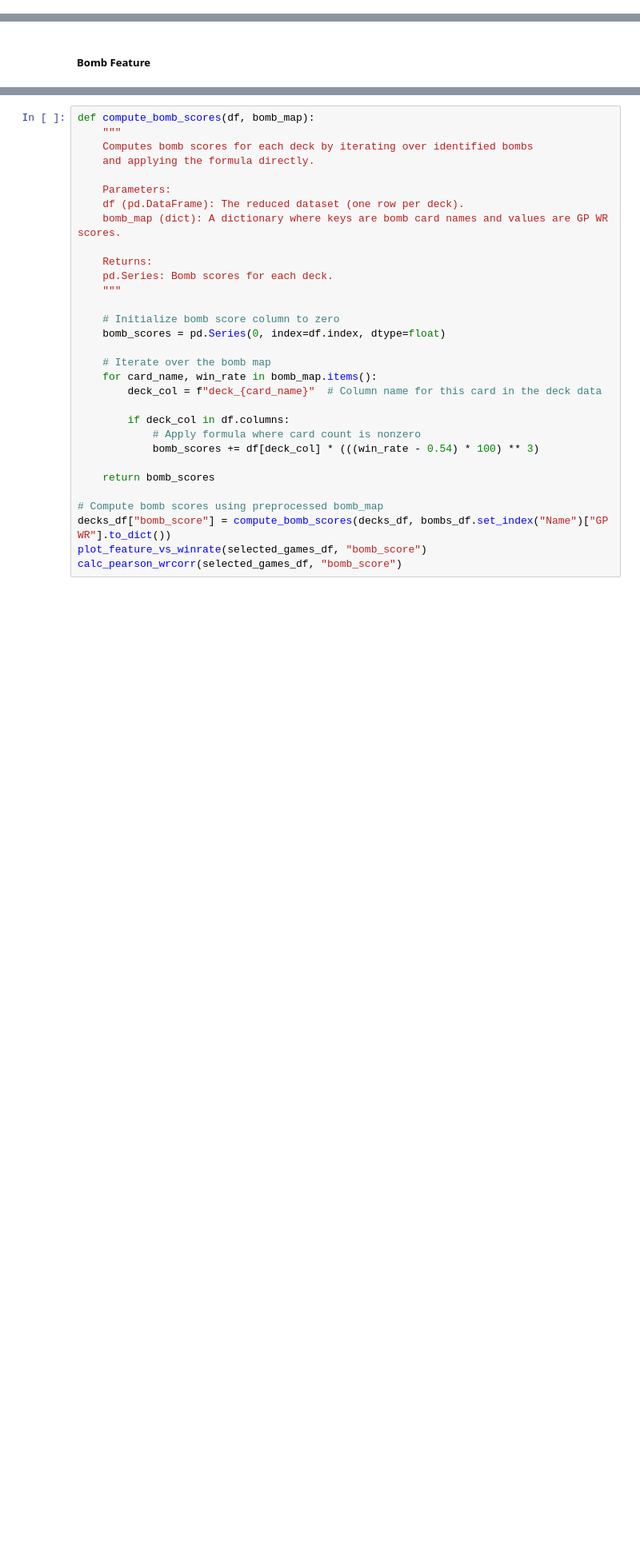
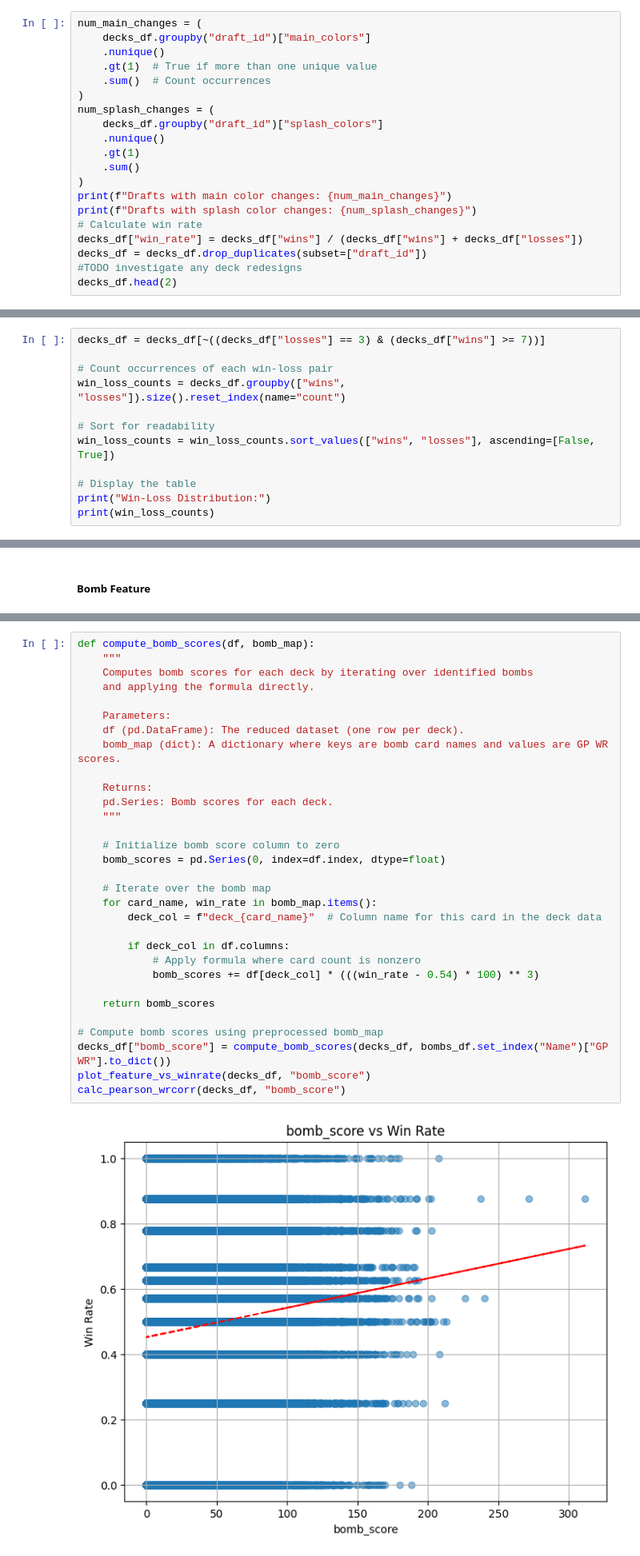
Before and after one commit to pauldennis2/manafest-destiny, a Jupyter notebook: blb_modeling.ipynb, the cells around one changed output, grey strips where cells are left out. Shown: that part at 80% size. Saved outputs shown, nothing was run; the diff lists cells and outputs as text; blank space fills up the shorter version.

```diff
--- a/blb_modeling.ipynb
+++ b/blb_modeling.ipynb
@@ -99,0 +85,20 @@ selected_games_df.head()
+# %%
+num_main_changes = (
+    decks_df.groupby("draft_id")["main_colors"]
+    .nunique()
+    .gt(1)  # True if more than one unique value
+    .sum()  # Count occurrences
+)
+num_splash_changes = (
+    decks_df.groupby("draft_id")["splash_colors"]
+    .nunique()
+    .gt(1)
+    .sum()
+)
+print(f"Drafts with main color changes: {num_main_changes}")
+print(f"Drafts with splash color changes: {num_splash_changes}")
+# Calculate win rate
+decks_df["win_rate"] = decks_df["wins"] / (decks_df["wins"] + decks_df["losses"])
+decks_df = decks_df.drop_duplicates(subset=["draft_id"])
+#TODO investigate any deck redesigns
+decks_df.head(2)
@@ -99,0 +112,12 @@ selected_games_df.head()
+# %%
+decks_df = decks_df[~((decks_df["losses"] == 3) & (decks_df["wins"] >= 7))]
+
+# Count occurrences of each win-loss pair
+win_loss_counts = decks_df.groupby(["wins", "losses"]).size().reset_index(name="count")
+
+# Sort for readability
+win_loss_counts = win_loss_counts.sort_values(["wins", "losses"], ascending=[False, True])
+
+# Display the table
+print("Win-Loss Distribution:")
+print(win_loss_counts)
@@ -217,31 +285,33 @@ bombs_df.head(5) # Listed in color order so we're seeing white
 # %%
 def compute_bomb_scores(df, bomb_map):
     """
     Computes bomb scores for each deck by iterating over identified bombs
     and applying the formula directly.
 
     Parameters:
     df (pd.DataFrame): The reduced dataset (one row per deck).
     bomb_map (dict): A dictionary where keys are bomb card names and values are GP WR scores.
 
     Returns:
     pd.Series: Bomb scores for each deck.
     """
 
     # Initialize bomb score column to zero
     bomb_scores = pd.Series(0, index=df.index, dtype=float)
 
     # Iterate over the bomb map
     for card_name, win_rate in bomb_map.items():
         deck_col = f"deck_{card_name}"  # Column name for this card in the deck data
 
         if deck_col in df.columns:
             # Apply formula where card count is nonzero
             bomb_scores += df[deck_col] * (((win_rate - 0.54) * 100) ** 3)
 
     return bomb_scores
 
 # Compute bomb scores using preprocessed bomb_map
 decks_df["bomb_score"] = compute_bomb_scores(decks_df, bombs_df.set_index("Name")["GP WR"].to_dict())
-plot_feature_vs_winrate(selected_games_df, "bomb_score")
-calc_pearson_wrcorr(selected_games_df, "bomb_score")
+plot_feature_vs_winrate(decks_df, "bomb_score")
+calc_pearson_wrcorr(decks_df, "bomb_score")
+# %% [output]
+[figure, added]
```
Also changed, not shown: parts of 42 cells of this notebook, 1 other file.
